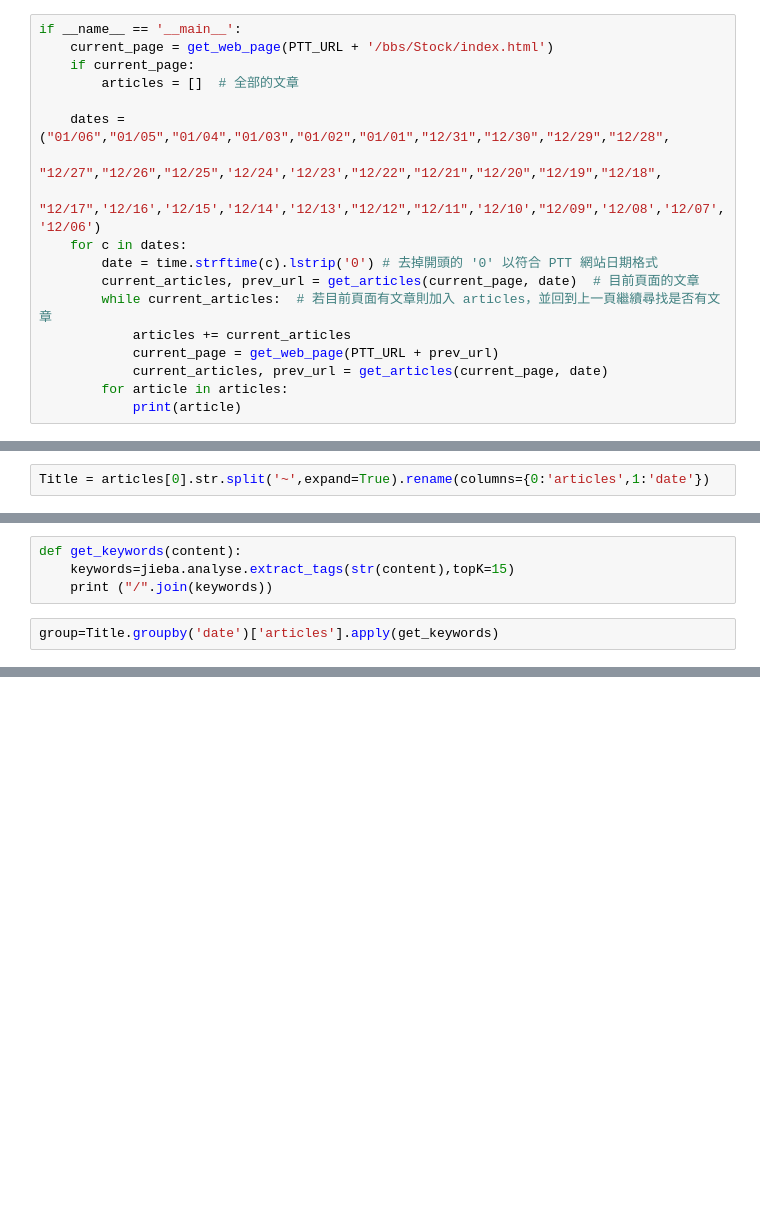
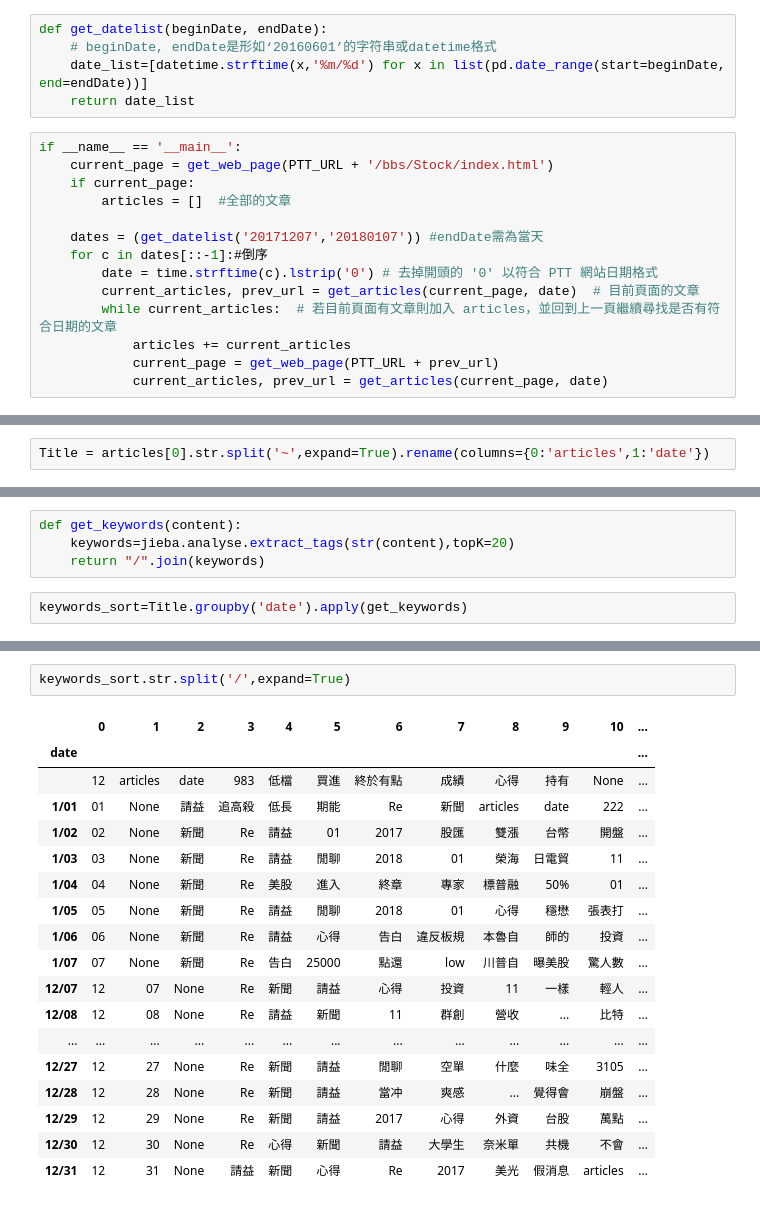
Before and after one commit to anitashuhan/2017FM617, a Jupyter notebook: 2017project02_8/Project 02.ipynb, the cells around one changed output, grey strips where cells are left out. Drawn from its saved outputs; the diff is of its cells as text; blank space fills up the shorter version.

```diff
--- a/2017project02_8/Project 02.ipynb
+++ b/2017project02_8/Project 02.ipynb
@@ -52,21 +53,22 @@ def parse(dom):
         if re.match(r'^https?://(i.)?(m.)?imgur.com', link['href']):
             img_urls.append(link['href'])
     return img_urls
+# %%
+def get_datelist(beginDate, endDate):
+    # beginDate, endDate是形如‘20160601’的字符串或datetime格式
+    date_list=[datetime.strftime(x,'%m/%d') for x in list(pd.date_range(start=beginDate, end=endDate))]
+    return date_list
 # %%
 if __name__ == '__main__':
     current_page = get_web_page(PTT_URL + '/bbs/Stock/index.html')
     if current_page:
-        articles = []  # 全部的文章
+        articles = []  #全部的文章
 
-    dates = ("01/06","01/05","01/04","01/03","01/02","01/01","12/31","12/30","12/29","12/28",
-             "12/27","12/26","12/25",'12/24','12/23',"12/22","12/21","12/20","12/19","12/18",
-             "12/17",'12/16','12/15','12/14','12/13',"12/12","12/11",'12/10',"12/09",'12/08','12/07','12/06')
-    for c in dates:
+    dates = (get_datelist('20171207','20180107')) #endDate需為當天
+    for c in dates[::-1]:#倒序
         date = time.strftime(c).lstrip('0') # 去掉開頭的 '0' 以符合 PTT 網站日期格式
         current_articles, prev_url = get_articles(current_page, date)  # 目前頁面的文章
-        while current_articles:  # 若目前頁面有文章則加入 articles，並回到上一頁繼續尋找是否有文章
+        while current_articles:  # 若目前頁面有文章則加入 articles，並回到上一頁繼續尋找是否有符合日期的文章
             articles += current_articles
             current_page = get_web_page(PTT_URL + prev_url)
             current_articles, prev_url = get_articles(current_page, date)
-        for article in articles:
-            print(article)
@@ -116,7 +79,7 @@ Title
 # %%
 def get_keywords(content):
-    keywords=jieba.analyse.extract_tags(str(content),topK=15)
-    print ("/".join(keywords))
+    keywords=jieba.analyse.extract_tags(str(content),topK=20)
+    return "/".join(keywords)
 # %%
-group=Title.groupby('date')['articles'].apply(get_keywords)
+keywords_sort=Title.groupby('date').apply(get_keywords)
 # %% [output]
@@ -159,0 +110,21 @@ Name: articles, dtype: object
+# %%
+keywords_sort.str.split('/',expand=True)
+# %% [output]
+|  | 0 | 1 | 2 | 3 | 4 | 5 | 6 | 7 | 8 | 9 | 10 | ... |
+| date |  |  |  |  |  |  |  |  |  |  |  | ... |
+|  | 12 | articles | date | 983 | 低檔 | 買進 | 終於有點 | 成績 | 心得 | 持有 | None | ... |
+| 1/01 | 01 | None | 請益 | 追高殺 | 低長 | 期能 | Re | 新聞 | articles | date | 222 | ... |
+| 1/02 | 02 | None | 新聞 | Re | 請益 | 01 | 2017 | 股匯 | 雙漲 | 台幣 | 開盤 | ... |
+| 1/03 | 03 | None | 新聞 | Re | 請益 | 閒聊 | 2018 | 01 | 榮海 | 日電貿 | 11 | ... |
+| 1/04 | 04 | None | 新聞 | Re | 美股 | 進入 | 終章 | 專家 | 標普融 | 50% | 01 | ... |
+| 1/05 | 05 | None | 新聞 | Re | 請益 | 閒聊 | 2018 | 01 | 心得 | 穩懋 | 張表打 | ... |
+| 1/06 | 06 | None | 新聞 | Re | 請益 | 心得 | 告白 | 違反板規 | 本魯自 | 師的 | 投資 | ... |
+| 1/07 | 07 | None | 新聞 | Re | 告白 | 25000 | 點還 | low | 川普自 | 曝美股 | 驚人數 | ... |
+| 12/07 | 12 | 07 | None | Re | 新聞 | 請益 | 心得 | 投資 | 11 | 一樣 | 輕人 | ... |
+| 12/08 | 12 | 08 | None | Re | 請益 | 新聞 | 11 | 群創 | 營收 | ... | 比特 | ... |
+| ... | ... | ... | ... | ... | ... | ... | ... | ... | ... | ... | ... | ... |
+| 12/27 | 12 | 27 | None | Re | 新聞 | 請益 | 閒聊 | 空單 | 什麼 | 味全 | 3105 | ... |
+| 12/28 | 12 | 28 | None | Re | 新聞 | 請益 | 當冲 | 爽感 | ... | 覺得會 | 崩盤 | ... |
+| 12/29 | 12 | 29 | None | Re | 新聞 | 請益 | 2017 | 心得 | 外資 | 台股 | 萬點 | ... |
+| 12/30 | 12 | 30 | None | Re | 心得 | 新聞 | 請益 | 大學生 | 奈米單 | 共機 | 不會 | ... |
+| 12/31 | 12 | 31 | None | 請益 | 新聞 | 心得 | Re | 2017 | 美光 | 假消息 | articles | ... |
```
Also changed, not shown: parts of 6 cells of this notebook.
